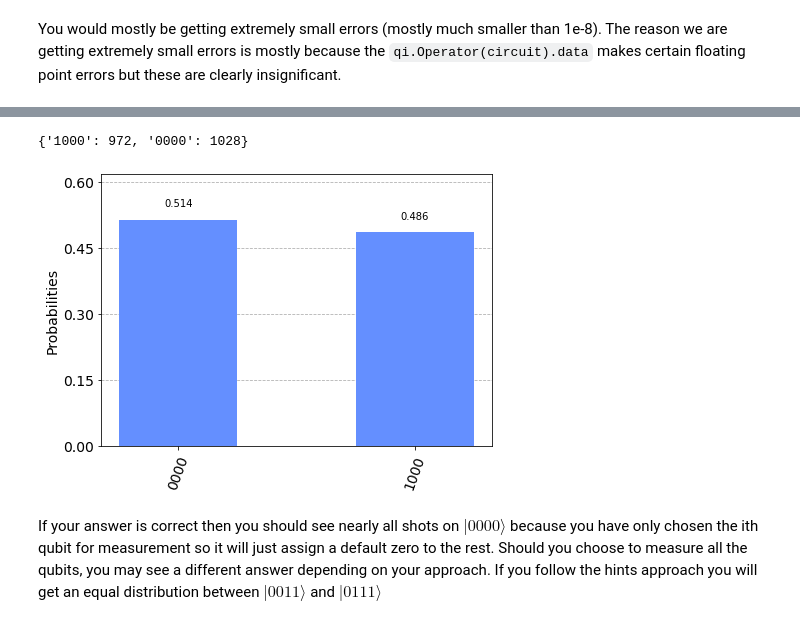
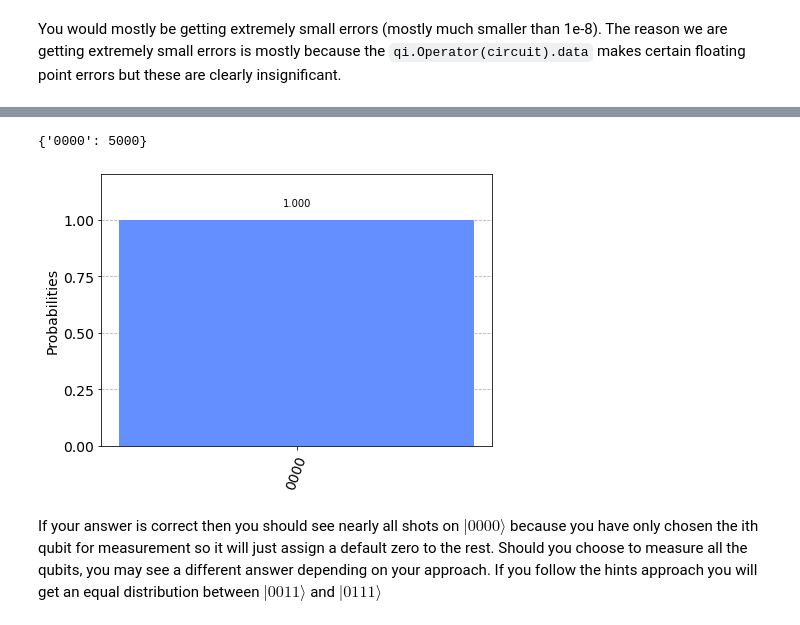
Before and after one commit to yatharth0610/Quantum-Algorithms-qiskit-, a Jupyter notebook: Notebooks/Day 3 Universality.ipynb, the cells around one changed output, grey strips where cells are left out. Drawn from its saved outputs; the diff is of its cells as text; code cells hidden in the pictures.

```diff
--- a/Notebooks/Day 3 Universality.ipynb
+++ b/Notebooks/Day 3 Universality.ipynb
@@ -367,27 +367,44 @@ controlled_irx = g_irx.control(2)
 # %%
 n = 4
 qcb = QuantumCircuit(n,n)
 qcb.x(0)#Ancilla
 qcb.x(1)#Ancilla  You can use these two as control to use the controlled_irx gate
-qcb.rx(np.pi/2, 2)
+for i in range(476):
+    qcb.append(controlled_irx,[0,1,2])
+
 qcb.cx(2,3)
-qcb.rx(-np.pi/2,2)
+qcb.x(2)
+
+for i in range(476):
+    qcb.append(controlled_irx,[0,1,2])
+
+qcb.x(0)
+qcb.x(1)
+qcb.cx(2,0)
+qcb.cx(3,1)
+
+for i in range(122):
+    qcb.append(controlled_irx,[0,1,3])
+
+qcb.cx(3,1)
+qcb.cx(2,0)
+
 #Get state of qubit which should have the |+> state using the backend simulator
 i = 3 #Index for the qubit at |+> state
 qcb.h(i)#Puts the |+> state to |0>
 qcb.measure(i,i)
 def run_circuit(qcb):
     backend = Aer.get_backend('qasm_simulator') # we choose the simulator as our backend
-    result = execute(qcb, backend, shots = 2000).result() # we run the simulation
+    result = execute(qcb, backend, shots = 5000).result() # we run the simulation
     counts = result.get_counts() # we get the counts
     return counts
 
 counts = run_circuit(qcb)
 print(counts)
 plot_histogram(counts)
 # %% [output]
-{'1000': 972, '0000': 1028}
+{'0000': 5000}
-[figure, old version]
+[figure, new version]
 # %% [markdown]
 If your answer is correct then you should see nearly all shots on $|0000\rangle$ because you have only chosen the ith qubit for measurement so it will just assign a default zero to the rest.
 Should you choose to measure all the qubits, you may see a different answer depending on your approach. If you follow the hints approach you will get an equal distribution between $|0011\rangle$ and $|0111\rangle$
```
Also changed, not shown: parts of 1 cell of this notebook, 1 other file.
